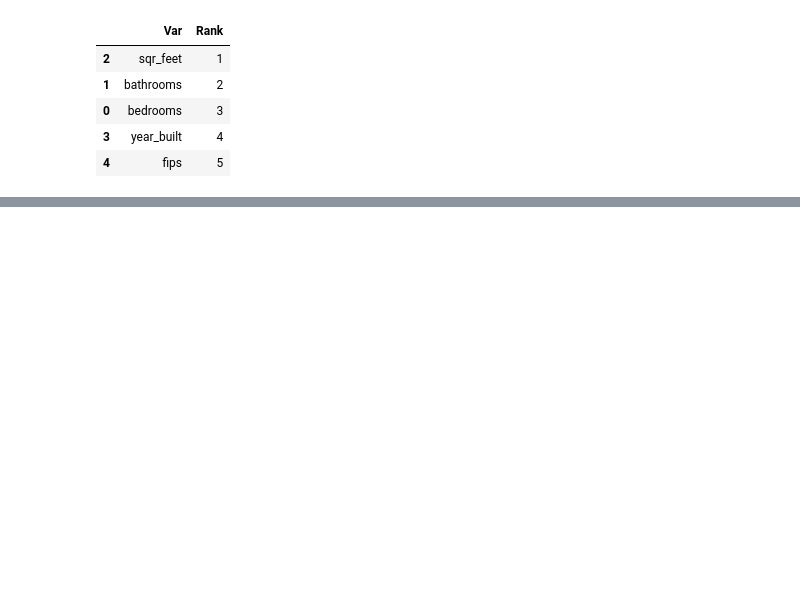
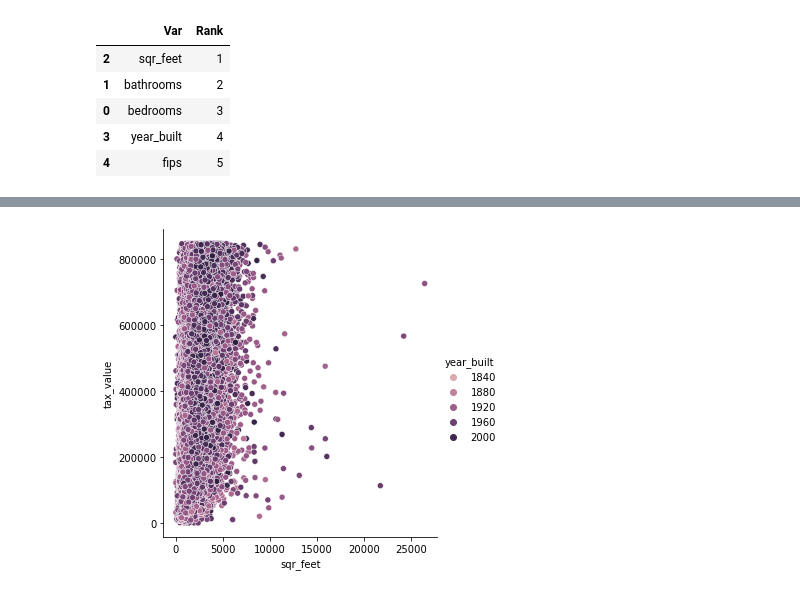
Before and after one commit to BraedenWright/regression-project, a Jupyter notebook: zillow_workbook.ipynb, the cells around one changed output, grey strips where cells are left out. Cells and saved outputs as stored; diff of their text form; code cells hidden in the pictures; blank space fills up the shorter version.

```diff
--- a/zillow_workbook.ipynb
+++ b/zillow_workbook.ipynb
@@ -134,0 +154,5 @@ plt.show()
+# %%
+sns.relplot(x='sqr_feet', y='tax_value', data=train, hue='year_built')
+plt.show()
+# %% [output]
+[figure, added]
```
Also changed, not shown: parts of 16 cells of this notebook, 3 other files.
